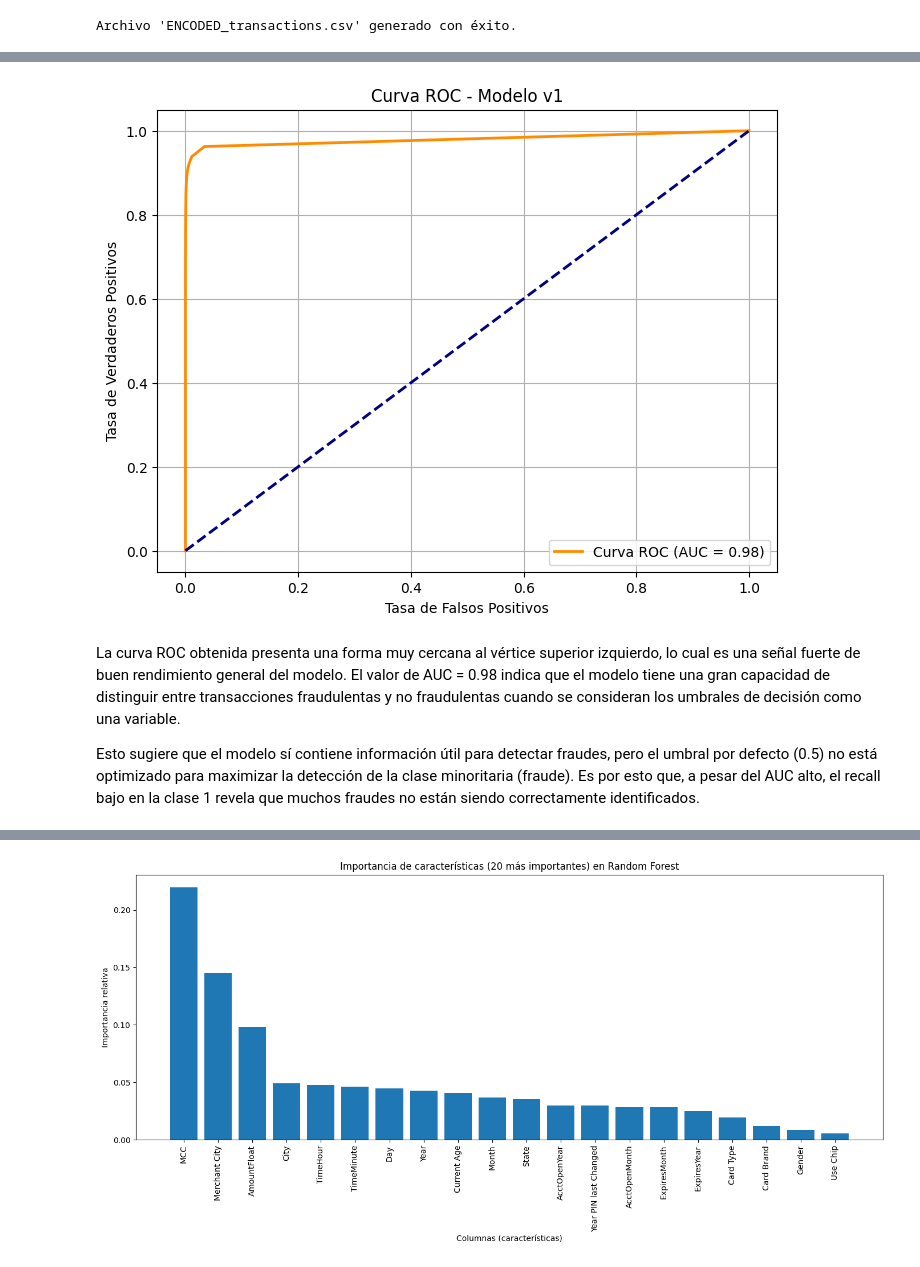
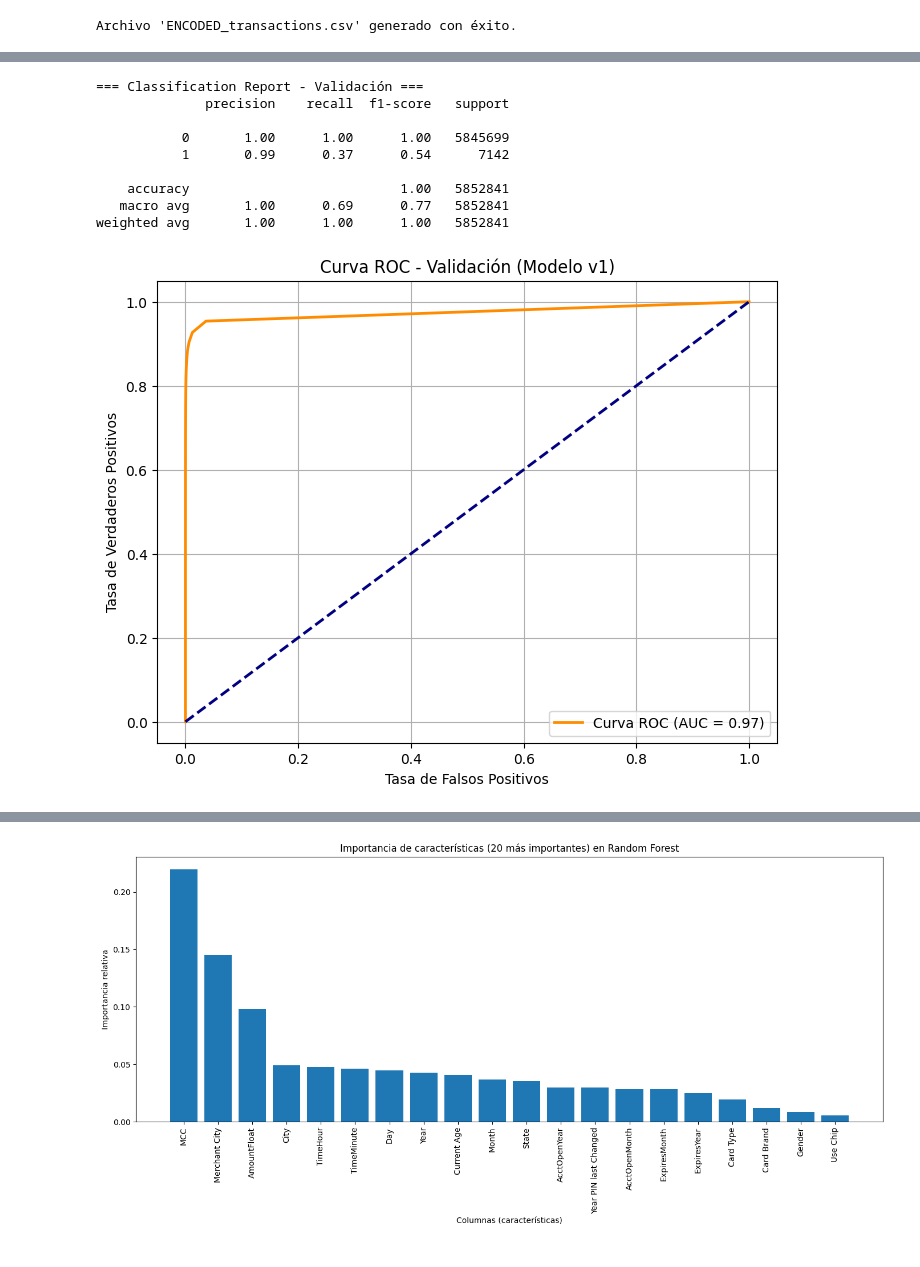
Before and after one commit to RicardoMollinedo/tfm-finantial-fraud, a Jupyter notebook: tfm_RicardoMollinedo.ipynb, the cells around one changed output, grey strips where cells are left out. Drawn from its saved outputs; the diff is of its cells as text; code cells hidden in the pictures.

```diff
--- a/tfm_RicardoMollinedo.ipynb
+++ b/tfm_RicardoMollinedo.ipynb
@@ -924,10 +928,19 @@ df_encoded = pd.read_csv("ENCODED_transactions.csv")
 X = df_encoded.drop(columns=["Is Fraud?"])
 y = df_encoded["Is Fraud?"]
 
-# Separar entrenamiento y prueba
-X_train, X_test, y_train, y_test = train_test_split(
+# Dividir en entrenamiento+validación (80%) y prueba (20%)
+X_trainval, X_test, y_trainval, y_test = train_test_split(
     X, y,
     test_size=0.2,
     random_state=42,
-    stratify=y   # Opcional, para mantener proporción de fraudes
+    stratify=y
 )
+
+# Dividir entrenamiento+validación en entrenamiento (70%) y validación (30%)
+# 30% de 80% → ~24% del total
+X_train, X_val, y_train, y_val = train_test_split(
+    X_trainval, y_trainval,
+    test_size=0.3,
+    random_state=42,
+    stratify=y_trainval
+)
@@ -957,24 +953,37 @@ weighted avg       1.00      1.00      1.00   4877367
 # %%
-# Obtener probabilidades de clase positiva (fraude = 1)
-y_proba = random_forest_model.predict_proba(X_test)[:, 1]
+# Entrenar Random Forest
+random_forest_model = RandomForestClassifier(n_estimators=100, random_state=42)
+random_forest_model.fit(X_train, y_train)
 
-# Calcular valores para curva ROC
-fpr, tpr, thresholds = roc_curve(y_test, y_proba)
-roc_auc = auc(fpr, tpr)
+# Predecir y evaluar
+y_val_pred = random_forest_model.predict(X_val)
+print("=== Classification Report - Validación ===")
+print(classification_report(y_val, y_val_pred))
 
-# Dibujar la curva ROC
+# Probabilidades para curva ROC (val)
+y_val_proba = random_forest_model.predict_proba(X_val)[:, 1]
+fpr_val, tpr_val, thresholds_val = roc_curve(y_val, y_val_proba)
+roc_auc_val = auc(fpr_val, tpr_val)
+
+
+# Dibujar curva ROC - Validación
 plt.figure(figsize=(8,6))
-plt.plot(fpr, tpr, color='darkorange', lw=2, label=f"Curva ROC (AUC = {roc_auc:.2f})")
+plt.plot(fpr_val, tpr_val, color='darkorange', lw=2, label=f"Curva ROC (AUC = {roc_auc_val:.2f})")
 plt.plot([0, 1], [0, 1], color='navy', lw=2, linestyle='--')
 plt.xlabel("Tasa de Falsos Positivos")
 plt.ylabel("Tasa de Verdaderos Positivos")
-plt.title("Curva ROC - Modelo v1")
+plt.title("Curva ROC - Validación (Modelo v1)")
 plt.legend(loc="lower right")
 plt.grid()
 plt.show()
 # %% [output]
+=== Classification Report - Validación ===
+              precision    recall  f1-score   support
+
+           0       1.00      1.00      1.00   5845699
+           1       0.99      0.37      0.54      7142
+
+    accuracy                           1.00   5852841
+   macro avg       1.00      0.69      0.77   5852841
+weighted avg       1.00      1.00      1.00   5852841
-[figure, old version]
+[figure, new version]
-# %% [markdown]
-La curva ROC obtenida presenta una forma muy cercana al vértice superior izquierdo, lo cual es una señal fuerte de buen rendimiento general del modelo. El valor de AUC = 0.98 indica que el modelo tiene una gran capacidad de distinguir entre transacciones fraudulentas y no fraudulentas cuando se consideran los umbrales de decisión como una variable.
-
-Esto sugiere que el modelo sí contiene información útil para detectar fraudes, pero el umbral por defecto (0.5) no está optimizado para maximizar la detección de la clase minoritaria (fraude). Es por esto que, a pesar del AUC alto, el recall bajo en la clase 1 revela que muchos fraudes no están siendo correctamente identificados.
```
Also changed, not shown: parts of 137 cells of this notebook.
